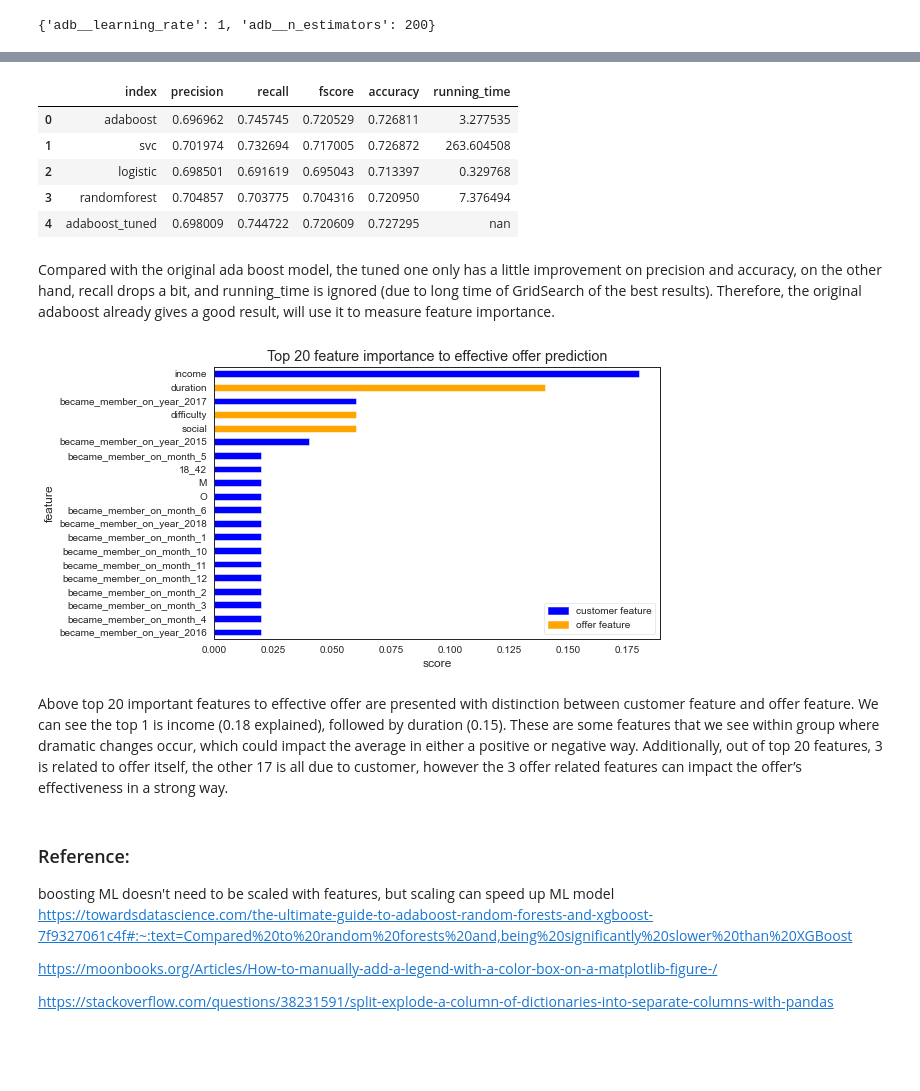
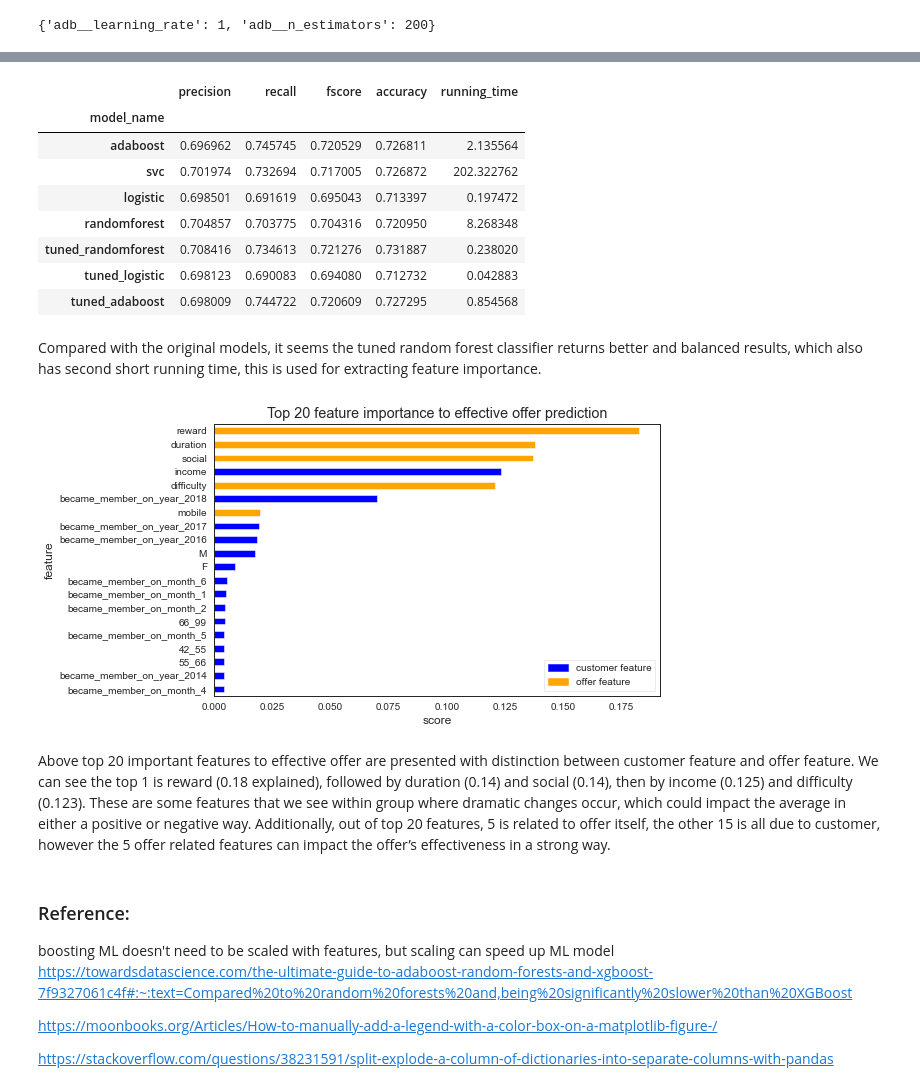
Before and after one commit to xmjuan/starbucks_capstone, a Jupyter notebook: Starbucks_Capstone_notebook.ipynb, the cells around one changed output, grey strips where cells are left out. Saved outputs shown, nothing was run; the diff lists cells and outputs as text; code cells hidden in the pictures; blank space fills up the shorter version.

Commit message:
updated tuning parameters

```diff
--- a/Starbucks_Capstone_notebook.ipynb
+++ b/Starbucks_Capstone_notebook.ipynb
@@ -1091,0 +1115,11 @@ Above we can see, I've tried four models, although the four models have very sim
+# %%
+# set parameters
+parameters = {'rfc__max_depth': [10, 20, 50],
+             'rfc__max_features': ['auto', 'sqrt', 'log2', 20, 50]}
+
+# fit model
+cv_rfc = GridSearchCV(pipeline_rfc, parameters)
+cv_rfc.fit(X_train, y_train)
+
+# check the best estimator
+cv_rfc.best_params_
@@ -1139,50 +1265,50 @@ df_cv
 # %%
-# compare with previous model
-final_results = df_results.append(df_cv).reset_index()
-final_results['index'].loc[4] = 'adaboost_tuned'
-
-final_results.style.bar(subset=['precision', 'recall', 'fscore','accuracy'], color=['#d65f5f','#5fba7d'], vmin=0.4, vmax=0.8)\
+# put all results together
+df_results.append(tuned_results).style.bar(subset=['precision', 'recall', 'fscore','accuracy'], color=['#d65f5f','#5fba7d'], vmin=0.4, vmax=0.8)\
           .bar(subset=['running_time'], color='#d65f5f', vmin=0.0)
 # %% [output]
-|  | index | precision | recall | fscore | accuracy | running_time |
-| 0 | adaboost | 0.696962 | 0.745745 | 0.720529 | 0.726811 | 3.277535 |
-| 1 | svc | 0.701974 | 0.732694 | 0.717005 | 0.726872 | 263.604508 |
-| 2 | logistic | 0.698501 | 0.691619 | 0.695043 | 0.713397 | 0.329768 |
-| 3 | randomforest | 0.704857 | 0.703775 | 0.704316 | 0.720950 | 7.376494 |
-| 4 | adaboost_tuned | 0.698009 | 0.744722 | 0.720609 | 0.727295 | nan |
+|  | precision | recall | fscore | accuracy | running_time |
+| model_name |  |  |  |  |  |
+| adaboost | 0.696962 | 0.745745 | 0.720529 | 0.726811 | 2.135564 |
+| svc | 0.701974 | 0.732694 | 0.717005 | 0.726872 | 202.322762 |
+| logistic | 0.698501 | 0.691619 | 0.695043 | 0.713397 | 0.197472 |
+| randomforest | 0.704857 | 0.703775 | 0.704316 | 0.720950 | 8.268348 |
+| tuned_randomforest | 0.708416 | 0.734613 | 0.721276 | 0.731887 | 0.238020 |
+| tuned_logistic | 0.698123 | 0.690083 | 0.694080 | 0.712732 | 0.042883 |
+| tuned_adaboost | 0.698009 | 0.744722 | 0.720609 | 0.727295 | 0.854568 |
-# %% [markdown]
-Compared with the original ada boost model, the tuned one only has a little improvement on precision and accuracy, on the other hand, recall drops a bit, and running_time is ignored (due to long time of GridSearch of the best results). Therefore, the original adaboost already gives a good result, will use it to measure feature importance.
+# %% [markdown]
+Compared with the original models, it seems the tuned random forest classifier returns better and balanced results, which also has second short running time, this is used for extracting feature importance.
 # %%
 # get feature importance from model
-importance = pipeline_adb.named_steps['adb'].feature_importances_
+importance = cv_rfc.best_estimator_.named_steps['rfc'].feature_importances_
 df_importance = pd.Series(importance, index=X.columns)
 
 # seperate feature group
 customer_features = list(X.columns)[0:56]
 offer_features = list(X.columns)[57:]
 
 # customize colors
 colors = ['blue' if (a in customer_features)\
           else 'orange' for a in list(df_importance.nlargest(20).sort_values(ascending=True).index)]
 
 # visualize
 df_importance.nlargest(20).sort_values(ascending=True)
 df_importance.nlargest(20).sort_values(ascending=True).plot(kind='barh',
                                                             figsize=(8, 5),
                                                             title='Top 20 feature importance to effective offer prediction',
                                                            color=colors)
 plt.xlabel('score')
 plt.ylabel('feature')
 
 # legend
 pop_a = mpatches.Patch(color='blue', label='customer feature')
 pop_b = mpatches.Patch(color='orange', label='offer feature')
 
 plt.legend(handles=[pop_a,pop_b]);
 # %% [output]
-[figure, old version]
+[figure, new version]
 # %% [markdown]
-Above top 20 important features to effective offer are presented with distinction between customer feature and offer feature. We can see the top 1 is income (0.18 explained), followed by duration (0.15). These are some features that we see within group where dramatic changes occur, which could impact the average in either a positive or negative way. Additionally, out of top 20 features, 3 is related to offer itself, the other 17 is all due to customer, however the 3 offer related features can impact the offer’s effectiveness in a strong way.
+Above top 20 important features to effective offer are presented with distinction between customer feature and offer feature. We can see the top 1 is reward (0.18 explained), followed by duration (0.14) and social (0.14), then by income (0.125) and difficulty (0.123). These are some features that we see within group where dramatic changes occur, which could impact the average in either a positive or negative way. Additionally, out of top 20 features, 5 is related to offer itself, the other 15 is all due to customer, however the 5 offer related features can impact the offer’s effectiveness in a strong way.
 # %% [markdown]
 ### Reference:
 boosting ML doesn't need to be scaled with features, but scaling can speed up ML model <br>
```
Also changed, not shown: parts of 17 cells of this notebook.
